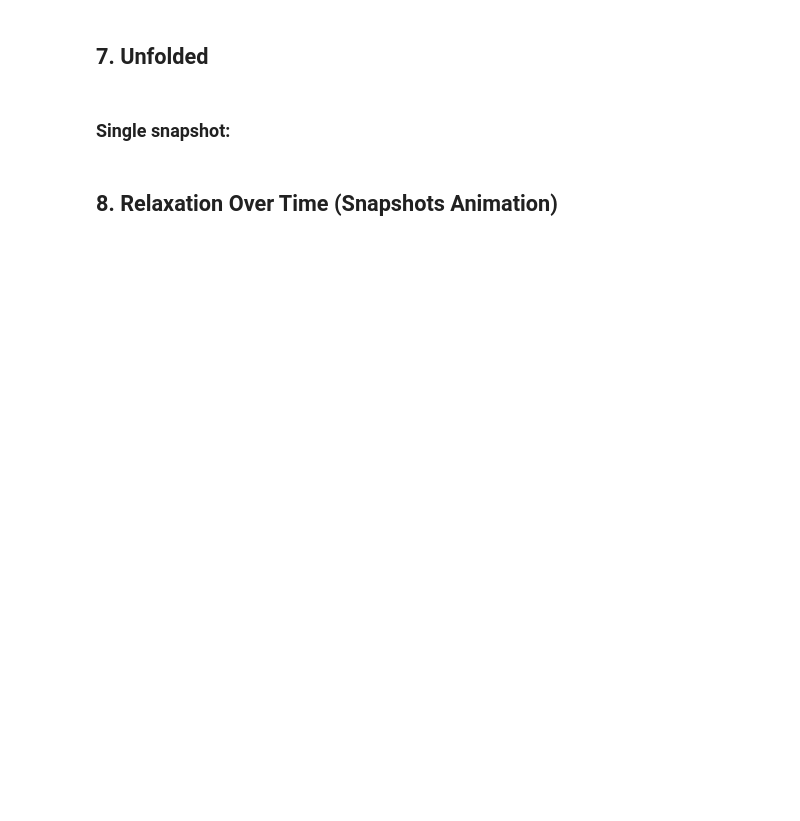
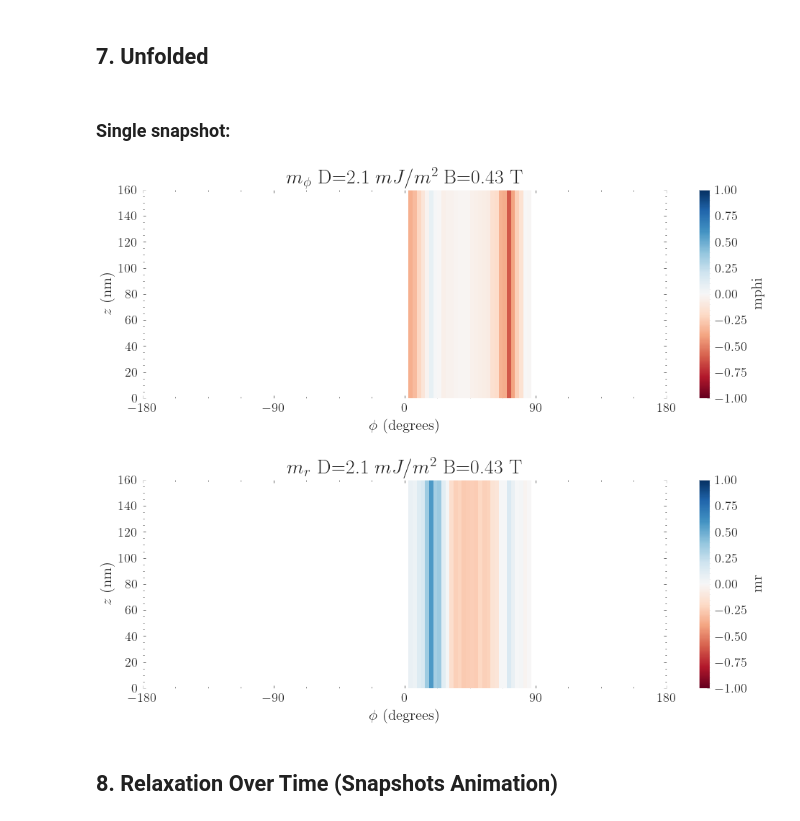
Before and after one commit to itxasoma/mumax3, a Jupyter notebook: nanotube_analysis.ipynb, the cells around one changed output. Saved outputs shown, nothing was run; the diff lists cells and outputs as text; code cells hidden in the pictures; blank space fills up the shorter version.

```diff
--- a/nanotube_analysis.ipynb
+++ b/nanotube_analysis.ipynb
@@ -443,20 +448,23 @@ def plot_unfolded(field, component="mphi", title="", n_phi=128,
 ### Single snapshot:
 # %%
 # Simulation folder
-SIM_DIR = 'setA-Cortes-Ortuno/setA-Hrad.out'
+SIM_DIR = 'setA-Cortes-Ortuno/setA.out'
 
 iD, iH = 7, 4
 f = df.Field.from_file(os.path.join(SIM_DIR, f"m_{iD}_{iH}.ovf"))
 
 # azimuthal component (shows vortex vs. helix most clearly)
 plot_unfolded(f, component="mphi", title=rf"$m_\phi$   D={iD*0.3:.1f} $mJ/m^2$   B={iH*0.108:.2f} T")
 
 # radial component (shows onion state and helical tilts)
 plot_unfolded(f, component="mr", title=rf"$m_r$   D={iD*0.3:.1f} $mJ/m^2$   B={iH*0.108:.2f} T")
 
 # mz (shows axial modulation)
 plot_unfolded(f, component="mz", cmap="coolwarm", title=rf"$m_z$   D={iD*0.3:.1f} $mJ/m^2$   B={iH*0.108:.2f} T")
 plt.show()
+# %% [output]
+[figure, added]
+[figure, added]
 # %%
 iD_fixed = 7
 fig, axes = plt.subplots(N_H, 1, figsize=(10, 2.5*N_H), sharex=True)
```
Also changed, not shown: parts of 6 cells of this notebook, 8 other files.
